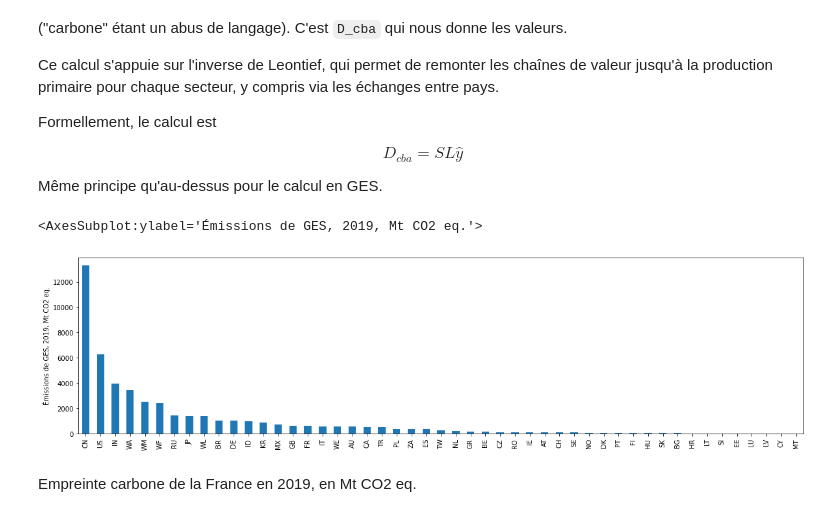
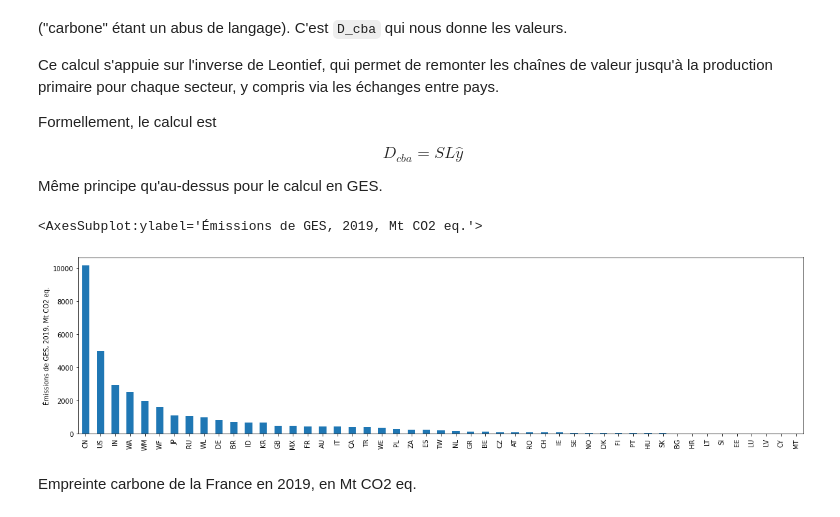
Before and after one commit to thomasgibon/io-footprinting, a Jupyter notebook: miniprojet_mines/1_introduction_structure_IO.ipynb, the cells around one changed output. Saved outputs shown, nothing was run; the diff lists cells and outputs as text; code cells hidden in the pictures.

```diff
--- a/miniprojet_mines/1_introduction_structure_IO.ipynb
+++ b/miniprojet_mines/1_introduction_structure_IO.ipynb
@@ -285,5 +376,10 @@ D'abord il faut considérer les gaz à effet de serre principaux.
 # %%
-GWP_factors_all = pd.read_excel(EXIOBASE_PATH + 'GWP100_EXIOBASE_factors.xlsx',index_col=0,squeeze=True)
-GWP_factors = GWP_factors_all[['CO2 - combustion - air','CH4 - combustion - air','N2O - combustion - air']]
+GWP_factors_all = pd.read_excel(EXIOBASE_PATH + 'GWP100_EXIOBASE_factors.xlsx',index_col=0,squeeze=True)['UNFCCC GWP factors IPCC AR4']
+GWP_factors = GWP_factors_all[['CO2 - combustion - air',
+                               'CH4 - combustion - air',
+#                                'N2O - combustion - air',
+                               'CO2 - non combustion - Cement production - air',
+                               'CH4 - agriculture - air',
+                               'N2O - agriculture - air']]
 GWP_factors
 # %% [output]
@@ -301,0 +395,2 @@ emissions_GES_inventaire['FR']
+# %%
+GWP_to_use = GWP_factors
@@ -323,9 +434,10 @@ Même principe qu'au-dessus pour le calcul en GES.
 # %%
-emissions_GES_empreinte = GWP_factors_all.dot(io.satellite.D_cba_reg)*1e-9
+emissions_GES_empreinte = GWP_to_use.dot(io.satellite.D_cba_reg)*1e-9
+
 emissions_GES_empreinte.sort_values(ascending=False).plot(kind='bar', figsize=(20,5), ylabel='Émissions de GES, 2019, Mt CO2 eq.')
 # %% [output]
 <AxesSubplot:ylabel='Émissions de GES, 2019, Mt CO2 eq.'>
-[figure, old version]
+[figure, new version]
 # %% [markdown]
 Empreinte carbone de la France en 2019, en Mt CO2 eq.
 # %%
```
Also changed, not shown: parts of 30 cells of this notebook, 1 other file.
